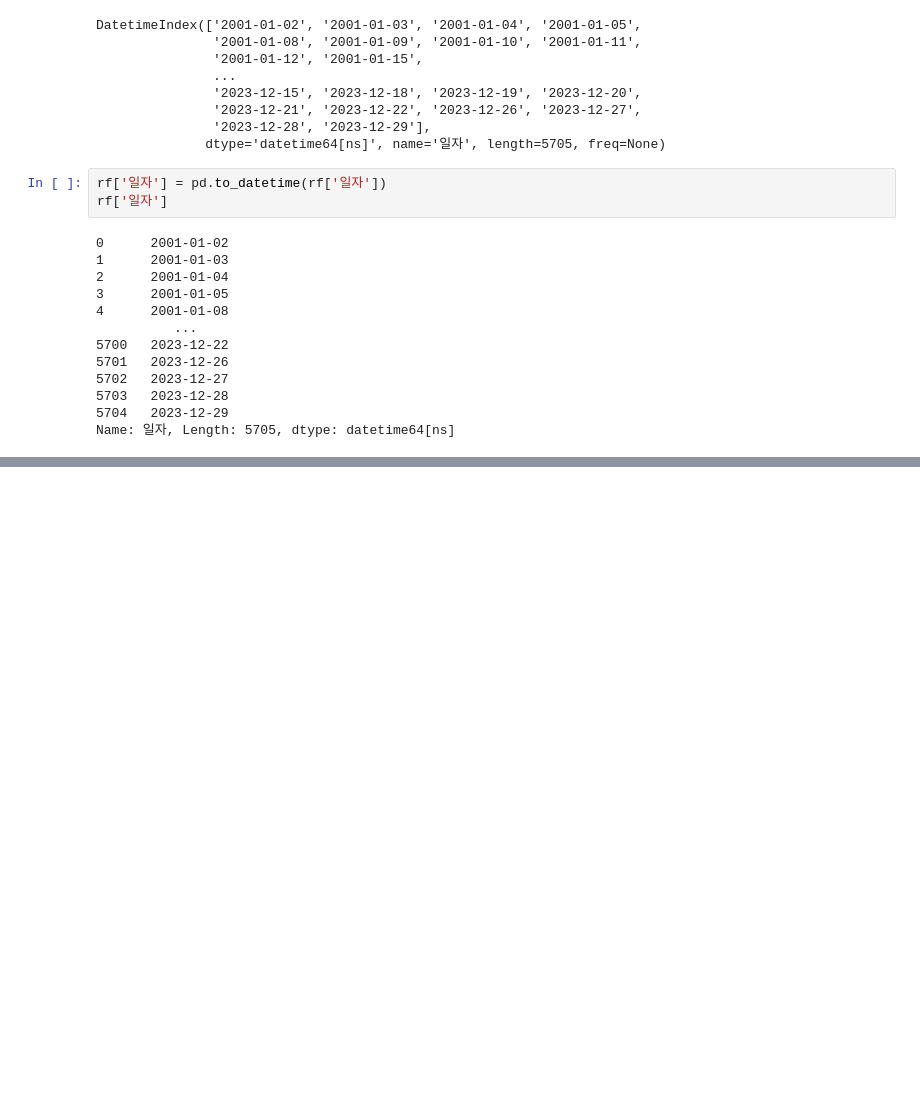
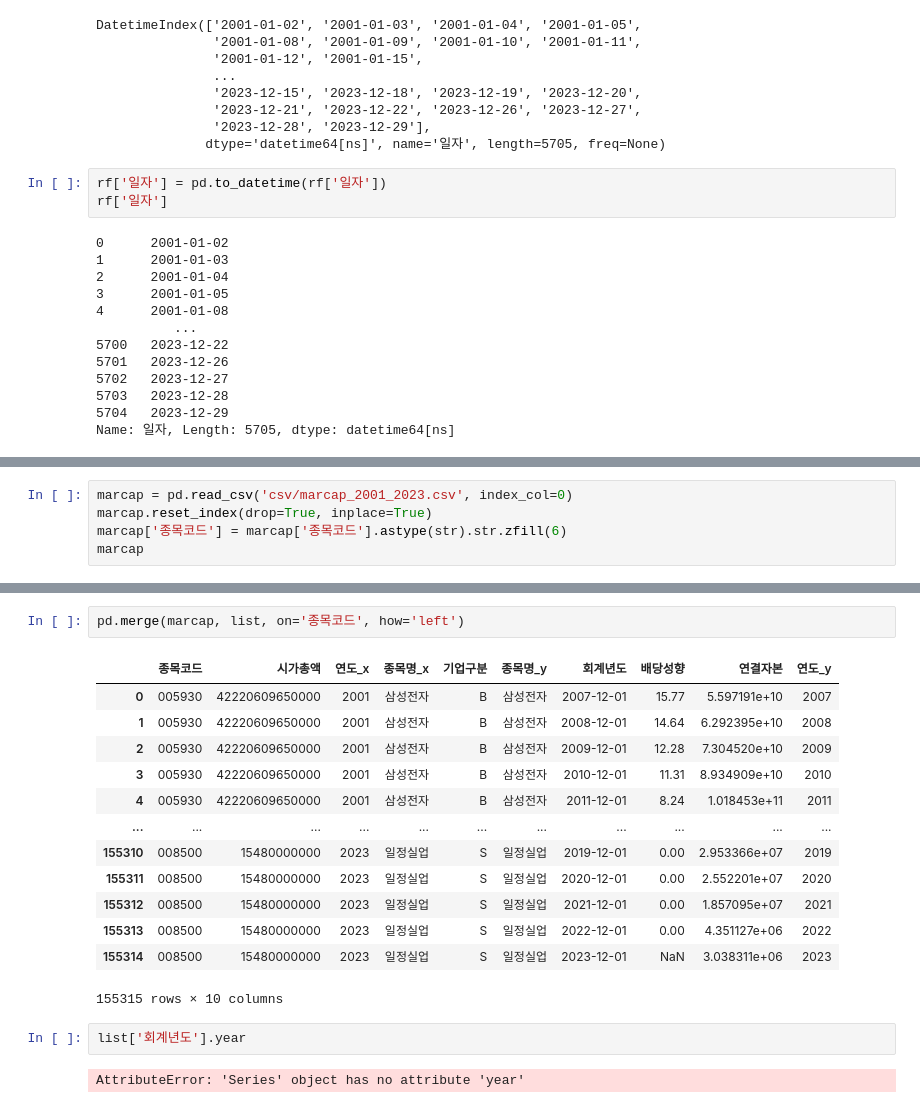
Before and after one commit to minxzzy/hackathon, a Jupyter notebook: test.ipynb, the cells around one changed output, grey strips where cells are left out. Drawn from its saved outputs; the diff is of its cells as text; blank space fills up the shorter version.

```diff
--- a/test.ipynb
+++ b/test.ipynb
@@ -397,0 +716,5 @@ Name: 일자, Length: 5705, dtype: datetime64[ns]
+# %%
+marcap = pd.read_csv('csv/marcap_2001_2023.csv', index_col=0)
+marcap.reset_index(drop=True, inplace=True)
+marcap['종목코드'] = marcap['종목코드'].astype(str).str.zfill(6)
+marcap
@@ -397,0 +770,20 @@ Name: 일자, Length: 5705, dtype: datetime64[ns]
+# %%
+pd.merge(marcap, list, on='종목코드', how='left')
+# %% [output]
+|  | 종목코드 | 시가총액 | 연도_x | 종목명_x | 기업구분 | 종목명_y | 회계년도 | 배당성향 | 연결자본 | 연도_y |
+| 0 | 005930 | 42220609650000 | 2001 | 삼성전자 | B | 삼성전자 | 2007-12-01 | 15.77 | 5.597191e+10 | 2007 |
+| 1 | 005930 | 42220609650000 | 2001 | 삼성전자 | B | 삼성전자 | 2008-12-01 | 14.64 | 6.292395e+10 | 2008 |
+| 2 | 005930 | 42220609650000 | 2001 | 삼성전자 | B | 삼성전자 | 2009-12-01 | 12.28 | 7.304520e+10 | 2009 |
+| 3 | 005930 | 42220609650000 | 2001 | 삼성전자 | B | 삼성전자 | 2010-12-01 | 11.31 | 8.934909e+10 | 2010 |
+| 4 | 005930 | 42220609650000 | 2001 | 삼성전자 | B | 삼성전자 | 2011-12-01 | 8.24 | 1.018453e+11 | 2011 |
+| ... | ... | ... | ... | ... | ... | ... | ... | ... | ... | ... |
+| 155310 | 008500 | 15480000000 | 2023 | 일정실업 | S | 일정실업 | 2019-12-01 | 0.00 | 2.953366e+07 | 2019 |
+| 155311 | 008500 | 15480000000 | 2023 | 일정실업 | S | 일정실업 | 2020-12-01 | 0.00 | 2.552201e+07 | 2020 |
+| 155312 | 008500 | 15480000000 | 2023 | 일정실업 | S | 일정실업 | 2021-12-01 | 0.00 | 1.857095e+07 | 2021 |
+| 155313 | 008500 | 15480000000 | 2023 | 일정실업 | S | 일정실업 | 2022-12-01 | 0.00 | 4.351127e+06 | 2022 |
+| 155314 | 008500 | 15480000000 | 2023 | 일정실업 | S | 일정실업 | 2023-12-01 | NaN | 3.038311e+06 | 2023 |
+155315 rows × 10 columns
+# %%
+list['회계년도'].year
+# %% [output]
+AttributeError: 'Series' object has no attribute 'year'
```
Also changed, not shown: parts of 31 cells of this notebook, 5 other files.
